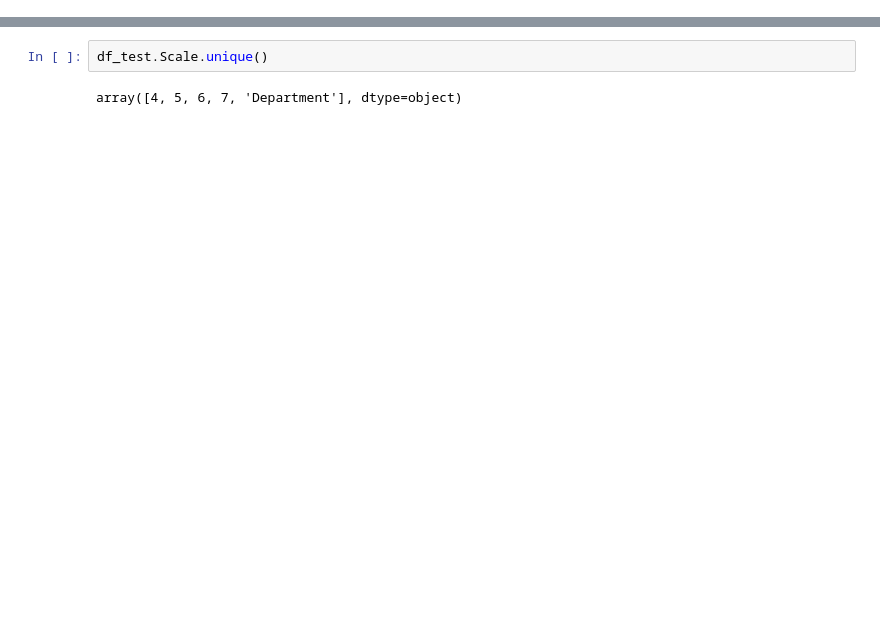
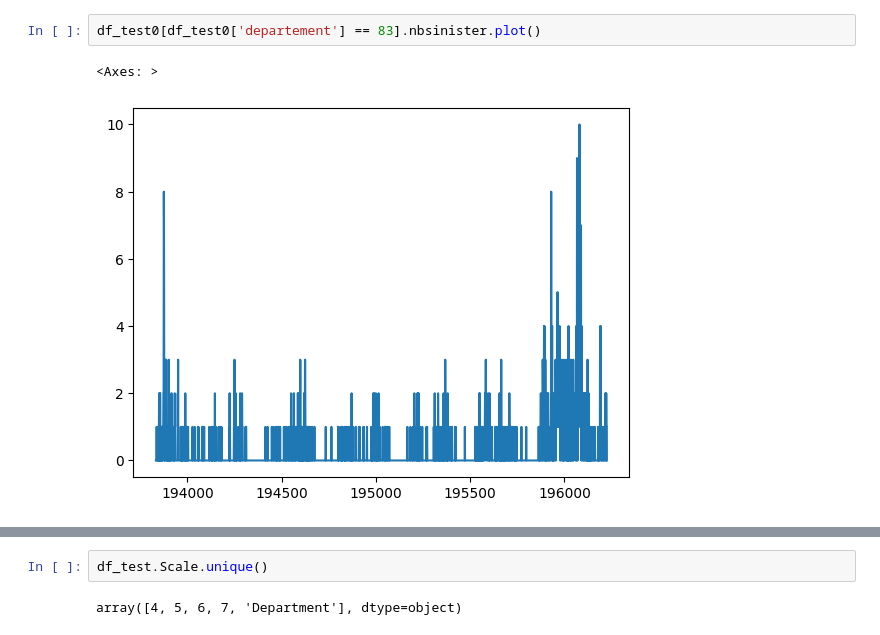
Before and after one commit to NicolasCaronPro/ST-GNN-for-wildifre-prediction, a Jupyter notebook: Prediction/GNN/check_dataframes.ipynb, the cells around one changed output, grey strips where cells are left out. Drawn from its saved outputs; the diff is of its cells as text; blank space fills up the shorter version.

```diff
--- a/Prediction/GNN/check_dataframes.ipynb
+++ b/Prediction/GNN/check_dataframes.ipynb
@@ -70,0 +113,5 @@ df_test[(df_test['Scale'] == 4)]
+# %%
+df_test0[df_test0['departement'] == 83].nbsinister.plot()
+# %% [output]
+<Axes: >
+[figure, added]
```
Also changed, not shown: parts of 12 cells of this notebook, 48 other files.
